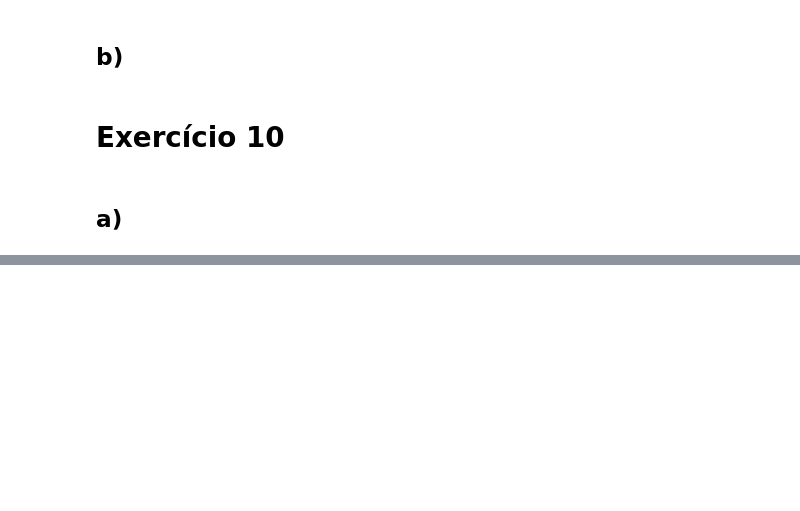
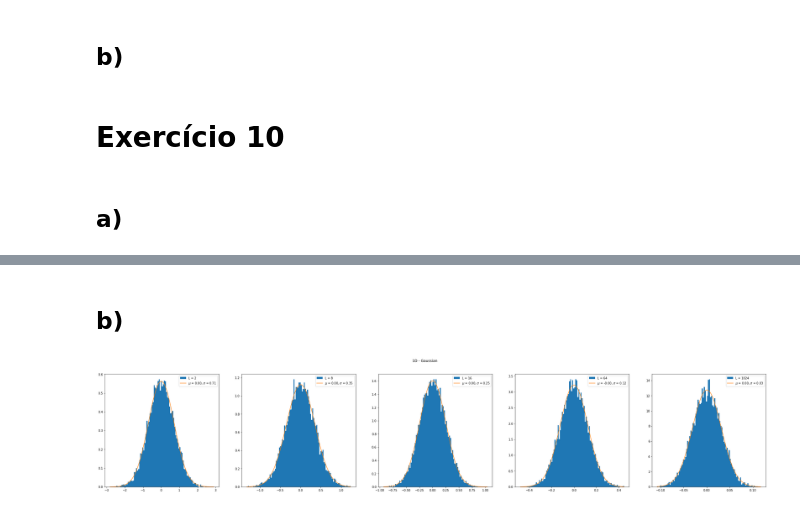
Before and after one commit to caioolivv/data_analysis, a Jupyter notebook: Statistics/lista_de_exercicios_1.ipynb, the cells around one changed output, grey strips where cells are left out. Saved outputs shown, nothing was run; the diff lists cells and outputs as text; code cells hidden in the pictures; blank space fills up the shorter version.

```diff
--- a/Statistics/lista_de_exercicios_1.ipynb
+++ b/Statistics/lista_de_exercicios_1.ipynb
@@ -461,0 +486,29 @@ Estimator 8: x = 9.9662
+# %% [markdown]
+## b)
+# %%
+fig, ax = plt.subplots(1, 5, figsize=(40,7), facecolor="white")
+
+fig.suptitle('1D - Gaussian')
+
+L = [2, 8, 16, 64, 1024]
+N = 10000
+
+for i in range(len(L)):
+    samples = [np.random.normal(0, 1, N) for a in range(L[i])]
+    z = []
+    for j in range(N):
+        s = 0
+        for k in range(L[i]):
+            s += samples[k][j]
+        s /= L[i]
+        z.append(s)
+    min_z = min(z)
+    max_z = max(z)
+    avg = sum(z)/len(z)
+    sigma = np.sqrt(sum([(zi-avg)**2/len(z) for zi in z]))
+    x = np.linspace(min_z, max_z, 10000)
+    ax[i].hist(z, bins=100, density=True, label=f'L = {L[i]}')
+    ax[i].plot(x, stats.norm.pdf(x, avg, sigma), label=f'$\mu$ = {avg:.2f}, $\sigma$ = {sigma:.2f}')
+    ax[i].legend()
+# %% [output]
+[figure, added]
```
Also changed, not shown: parts of 4 cells of this notebook.
